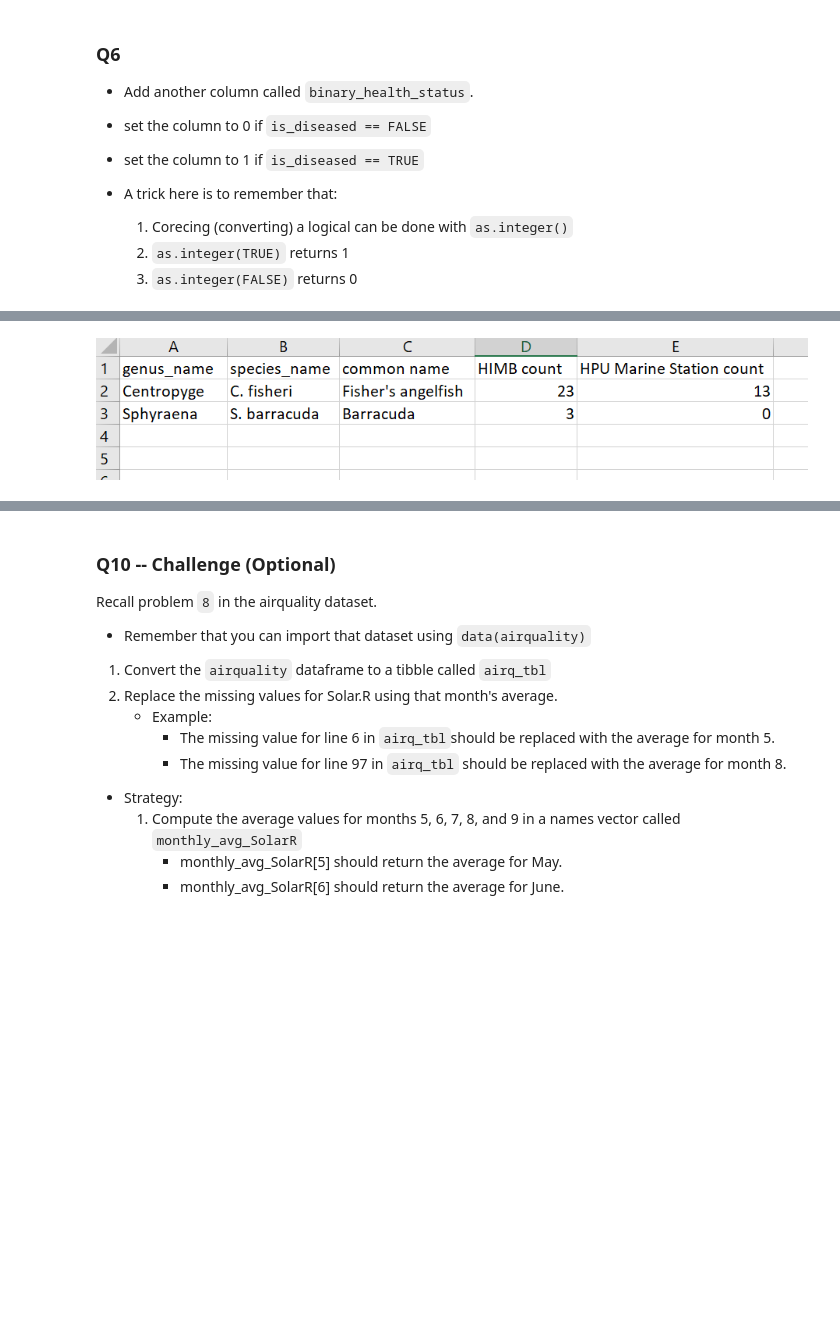
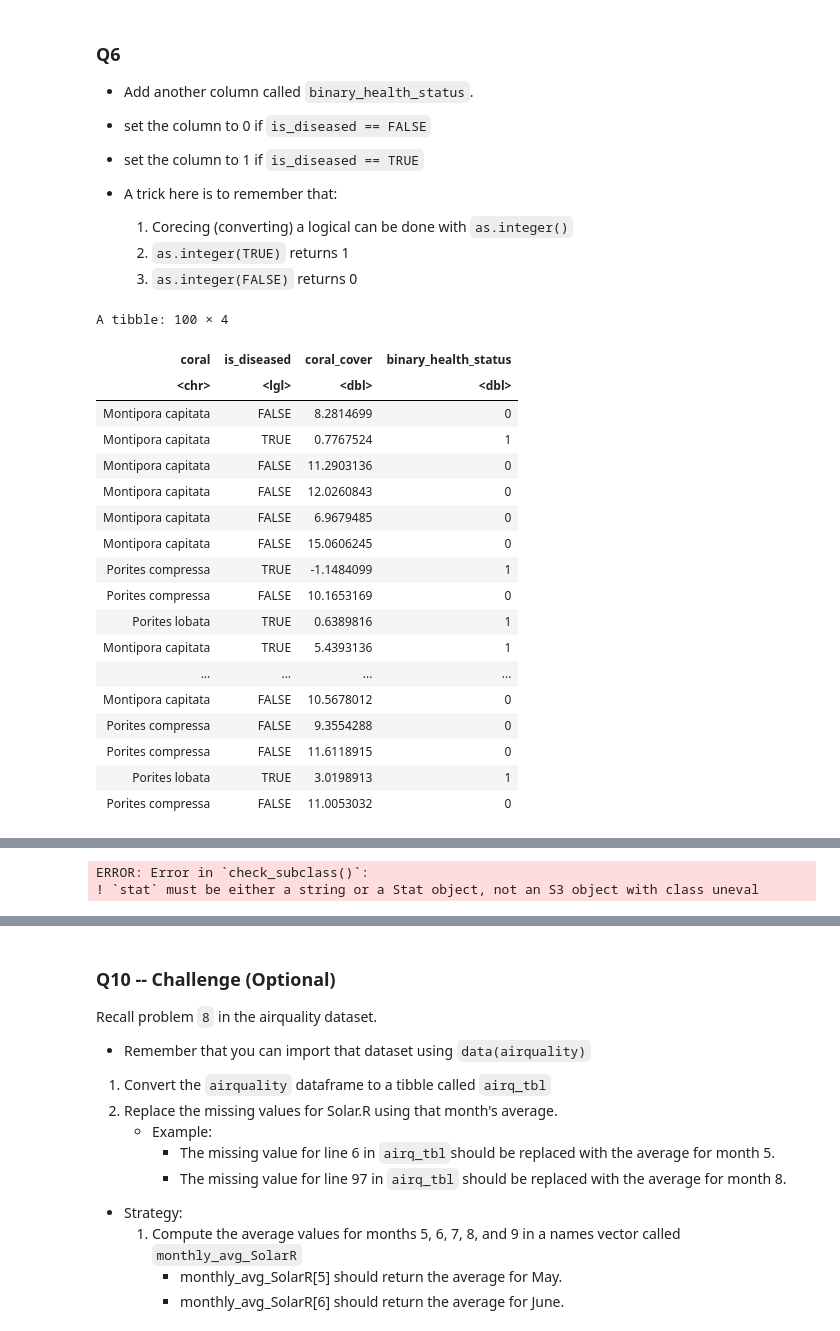
Before and after one commit to RachelNunley/MBIO612F22, a Jupyter notebook: 4_apply_and_data/exprience-apply-functions.ipynb, the cells around one changed output, grey strips where cells are left out. Saved outputs shown, nothing was run; the diff lists cells and outputs as text; code cells hidden in the pictures; blank space fills up the shorter version.

```diff
--- a/4_apply_and_data/exprience-apply-functions.ipynb
+++ b/4_apply_and_data/exprience-apply-functions.ipynb
@@ -150,11 +150,12 @@ rnorm(3,6,12)
 * Note that this is a perfect scenario for using `mapply`
 # %%
 cover <- function(x){
-    if (coral_health_tbl['is_diseased'] == TRUE){
+    if (x == TRUE){
         rnorm(1, mean=1, sd=3)
     }else{
         rnorm(1, mean=9, sd=2)
     }
 }
-coral_cover<-mapply(cover,coral_health_tbl$coral_cover)
+coral_health_tbl$coral_cover<-mapply(cover,coral_health_tbl$is_diseased)
+coral_health_tbl
 # %% [output]
@@ -171,6 +189,36 @@ Warning message:
   1. Corecing (converting) a logical can be done with `as.integer()`
   2. `as.integer(TRUE)` returns 1
   3. `as.integer(FALSE)` returns 0
+# %%
+healthstat <- function(x){
+    if (x == TRUE){
+        1
+    }else{
+        0
+    }
+}
+coral_health_tbl$binary_health_status<-mapply(healthstat,coral_health_tbl$is_diseased)
+coral_health_tbl
+# %% [output]
+A tibble: 100 × 4
+| coral | is_diseased | coral_cover | binary_health_status |
+| <chr> | <lgl> | <dbl> | <dbl> |
+| Montipora capitata | FALSE | 8.2814699 | 0 |
+| Montipora capitata | TRUE | 0.7767524 | 1 |
+| Montipora capitata | FALSE | 11.2903136 | 0 |
+| Montipora capitata | FALSE | 12.0260843 | 0 |
+| Montipora capitata | FALSE | 6.9679485 | 0 |
+| Montipora capitata | FALSE | 15.0606245 | 0 |
+| Porites compressa | TRUE | -1.1484099 | 1 |
+| Porites compressa | FALSE | 10.1653169 | 0 |
+| Porites lobata | TRUE | 0.6389816 | 1 |
+| Montipora capitata | TRUE | 5.4393136 | 1 |
+| ... | ... | ... | ... |
+| Montipora capitata | FALSE | 10.5678012 | 0 |
+| Porites compressa | FALSE | 9.3554288 | 0 |
+| Porites compressa | FALSE | 11.6118915 | 0 |
+| Porites lobata | TRUE | 3.0198913 | 1 |
+| Porites compressa | FALSE | 11.0053032 | 0 |
 # %% [markdown]
 ### Q7
 
@@ -183,6 +231,12 @@ Warning message:
 * Use the `labs` function to add a title and to change the labels for the `x` and `y` axes
 * The plot should look "somewhat" like the following
 ![](https://www.dropbox.com/s/wdbdj05rd50vb0k/healthy-diseased.png?dl=1)
+# %%
+geom_histogram(mapping=NULL, data=coral_health_tbl['coral_cover'], aes(y=stat(count / sum(count))), binwidth=1) +
+    ggtitle('Total Coral Coverage(Healthy vs Diseased)')
+# %% [output]
+ERROR: Error in `check_subclass()`:
+! `stat` must be either a string or a Stat object, not an S3 object with class uneval
 # %% [markdown]
 ### Q8
 
@@ -200,5 +254,3 @@ You have been provided with the dataset illustrated in the image below, which co
 
 
 ![](https://www.dropbox.com/s/ucvj0gburg8at60/tidy_data.png?dl=1)
-# %% [markdown]
-![Tidy%20data%20#9%20experience%204.PNG](attachment:Tidy%20data%20#9%20experience%204.PNG)
```
Also changed, not shown: parts of 7 cells of this notebook.
